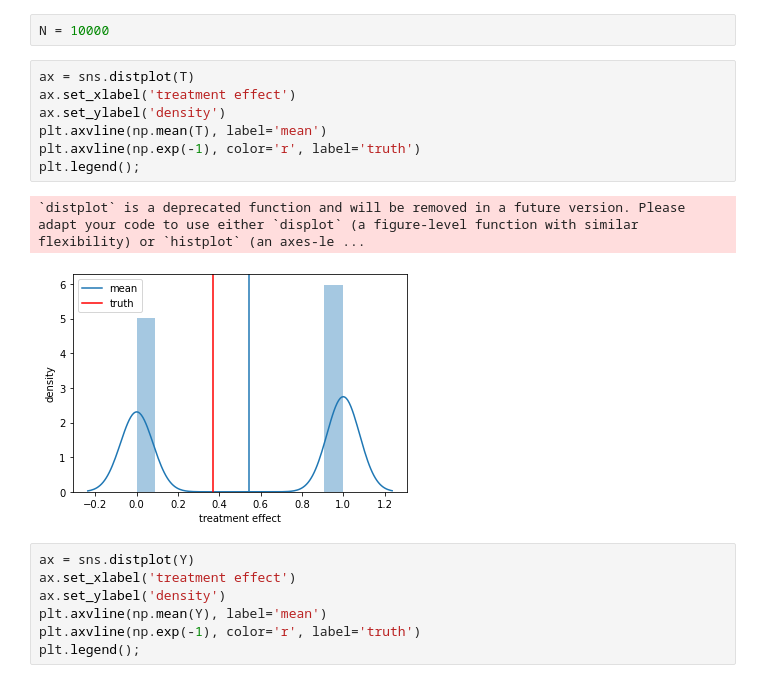
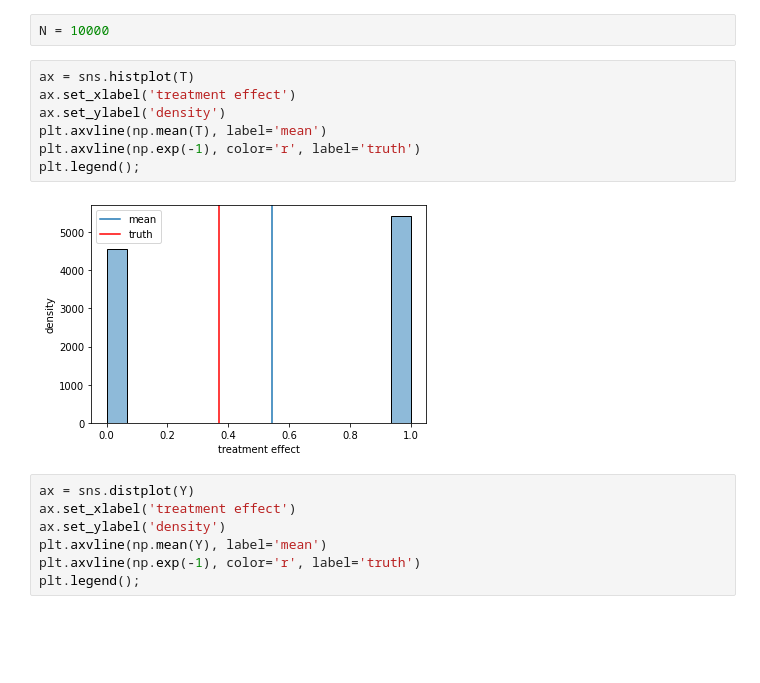
Before and after one commit to FarhinaMirza/CE888, a Jupyter notebook: Causal_Inference.ipynb, the cells around one changed output. Saved outputs shown, nothing was run; the diff lists cells and outputs as text; blank space fills up the shorter version.

```diff
--- a/Causal_Inference.ipynb
+++ b/Causal_Inference.ipynb
@@ -752,15 +752,14 @@ plt.show()
 # %%
 N = 10000
 # %%
-ax = sns.distplot(T)
+ax = sns.histplot(T)
 ax.set_xlabel('treatment effect')
 ax.set_ylabel('density')
 plt.axvline(np.mean(T), label='mean')
 plt.axvline(np.exp(-1), color='r', label='truth')
 plt.legend();
 # %% [output]
-`distplot` is a deprecated function and will be removed in a future version. Please adapt your code to use either `displot` (a figure-level function with similar flexibility) or `histplot` (an axes-le ...
-[figure, old version]
+[figure, new version]
 # %%
 ax = sns.distplot(Y)
 ax.set_xlabel('treatment effect')
```
